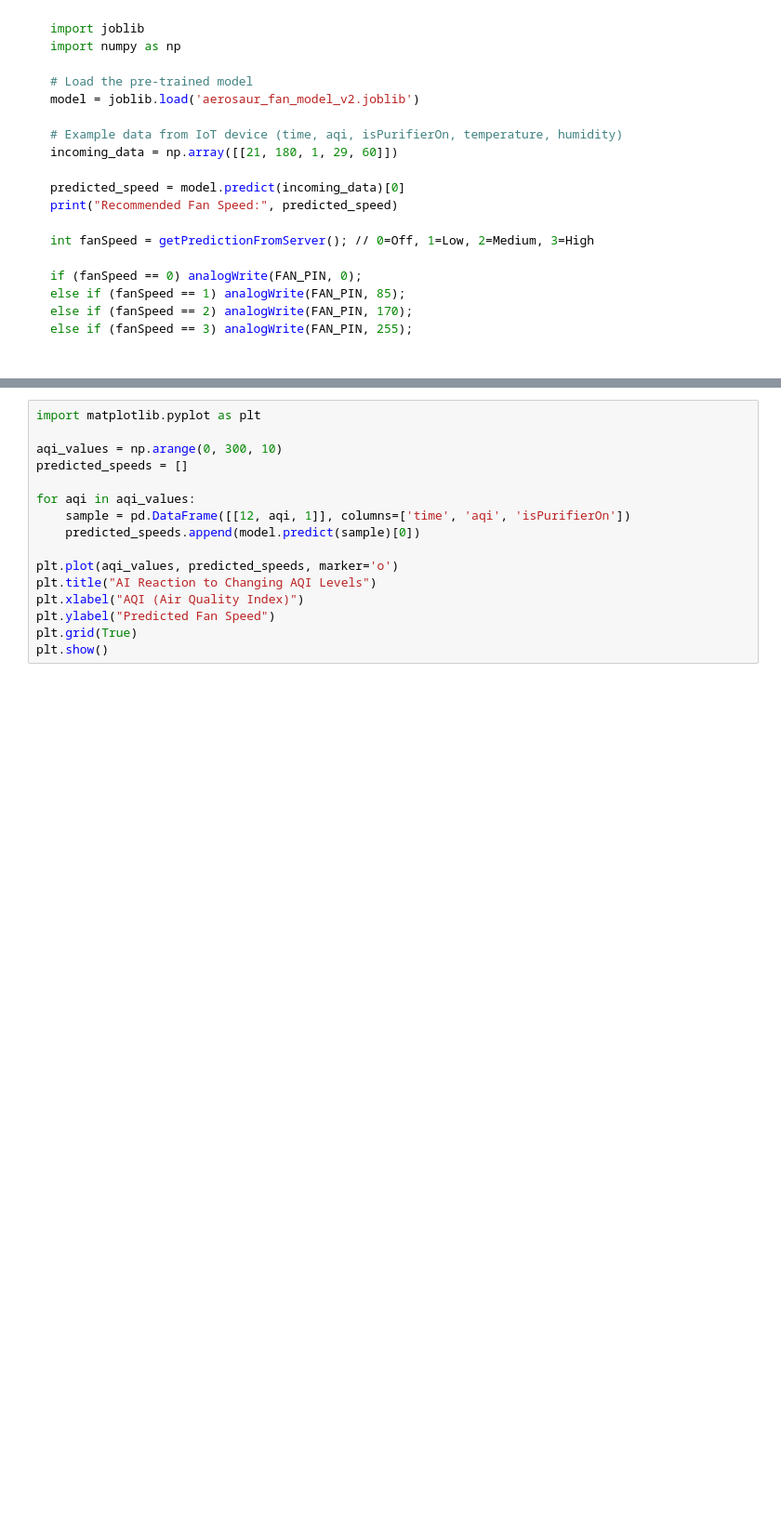
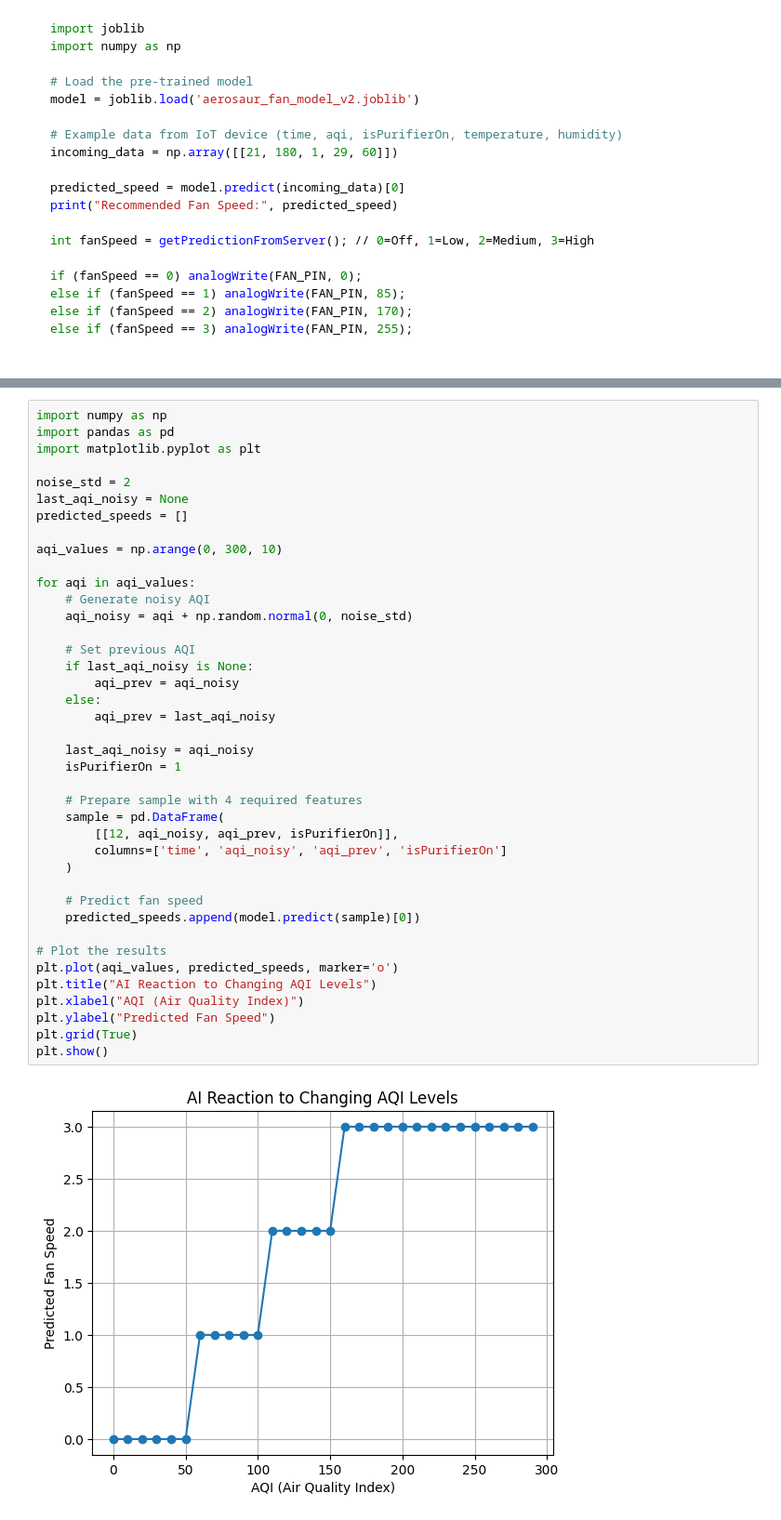
Before and after one commit to pedrosanrawr/aerosaur_algo, a Jupyter notebook: aerosaur_algo.ipynb, the cells around one changed output, grey strips where cells are left out. Shown: that part at 93% size. Cells and saved outputs as stored; diff of their text form; blank space fills up the shorter version.

```diff
--- a/aerosaur_algo.ipynb
+++ b/aerosaur_algo.ipynb
@@ -211,16 +245,42 @@ for hour in range(8, 23, 2):
 # %%
+import numpy as np
+import pandas as pd
 import matplotlib.pyplot as plt
 
-aqi_values = np.arange(0, 300, 10)
+noise_std = 2
+last_aqi_noisy = None
 predicted_speeds = []
 
+aqi_values = np.arange(0, 300, 10)
+
 for aqi in aqi_values:
-    sample = pd.DataFrame([[12, aqi, 1]], columns=['time', 'aqi', 'isPurifierOn'])
+    # Generate noisy AQI
+    aqi_noisy = aqi + np.random.normal(0, noise_std)
+
+    # Set previous AQI
+    if last_aqi_noisy is None:
+        aqi_prev = aqi_noisy
+    else:
+        aqi_prev = last_aqi_noisy
+
+    last_aqi_noisy = aqi_noisy
+    isPurifierOn = 1
+
+    # Prepare sample with 4 required features
+    sample = pd.DataFrame(
+        [[12, aqi_noisy, aqi_prev, isPurifierOn]],
+        columns=['time', 'aqi_noisy', 'aqi_prev', 'isPurifierOn']
+    )
+
+    # Predict fan speed
     predicted_speeds.append(model.predict(sample)[0])
 
+# Plot the results
 plt.plot(aqi_values, predicted_speeds, marker='o')
 plt.title("AI Reaction to Changing AQI Levels")
 plt.xlabel("AQI (Air Quality Index)")
 plt.ylabel("Predicted Fan Speed")
 plt.grid(True)
 plt.show()
+# %% [output]
+[figure, added]
```
Also changed, not shown: parts of 7 cells of this notebook.
